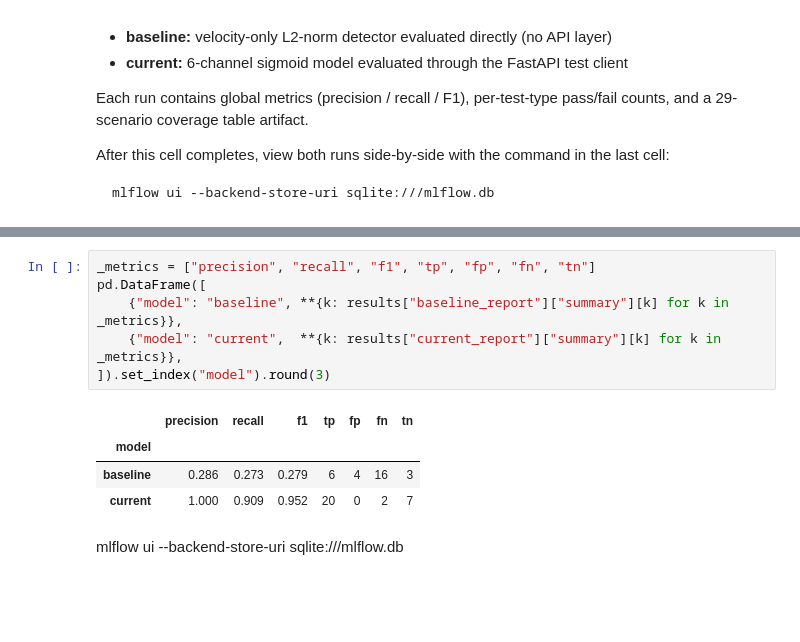
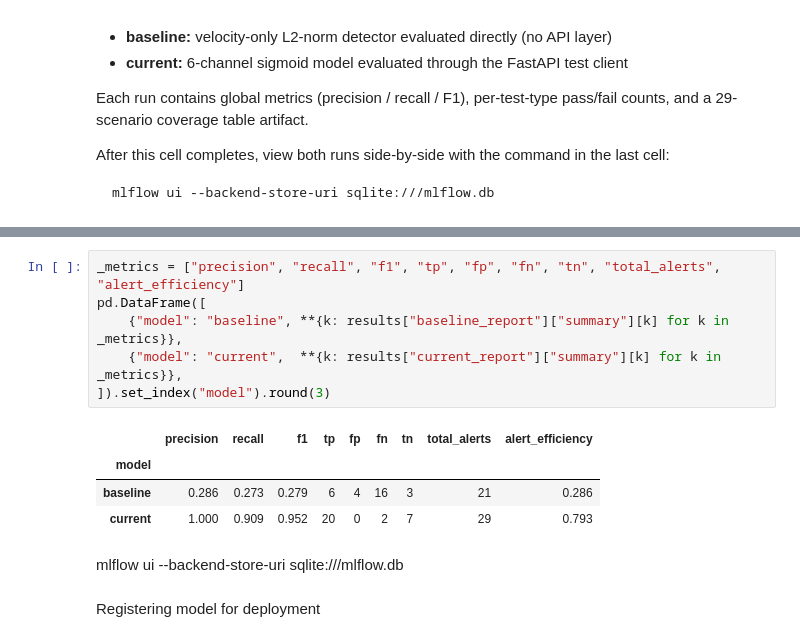
Before and after one commit to pirao/AnomalyDetection2026, a Jupyter notebook: notebooks/02_model_debugging.ipynb, the cells around one changed output, grey strips where cells are left out. Cells and saved outputs as stored; diff of their text form; blank space fills up the shorter version.

```diff
--- a/notebooks/02_model_debugging.ipynb
+++ b/notebooks/02_model_debugging.ipynb
@@ -438,13 +431,15 @@ Done. Open 'mlflow ui' from the repo root to view results.
 # %%
-_metrics = ["precision", "recall", "f1", "tp", "fp", "fn", "tn"]
+_metrics = ["precision", "recall", "f1", "tp", "fp", "fn", "tn", "total_alerts", "alert_efficiency"]
 pd.DataFrame([
     {"model": "baseline", **{k: results["baseline_report"]["summary"][k] for k in _metrics}},
     {"model": "current",  **{k: results["current_report"]["summary"][k] for k in _metrics}},
 ]).set_index("model").round(3)
 # %% [output]
-|  | precision | recall | f1 | tp | fp | fn | tn |
-| model |  |  |  |  |  |  |  |
-| baseline | 0.286 | 0.273 | 0.279 | 6 | 4 | 16 | 3 |
-| current | 1.000 | 0.909 | 0.952 | 20 | 0 | 2 | 7 |
+|  | precision | recall | f1 | tp | fp | fn | tn | total_alerts | alert_efficiency |
+| model |  |  |  |  |  |  |  |  |  |
+| baseline | 0.286 | 0.273 | 0.279 | 6 | 4 | 16 | 3 | 21 | 0.286 |
+| current | 1.000 | 0.909 | 0.952 | 20 | 0 | 2 | 7 | 29 | 0.793 |
 # %% [markdown]
 mlflow ui --backend-store-uri sqlite:///mlflow.db
+# %% [markdown]
+Registering model for deployment
```
Also changed, not shown: parts of 10 cells of this notebook, 12 other files.
